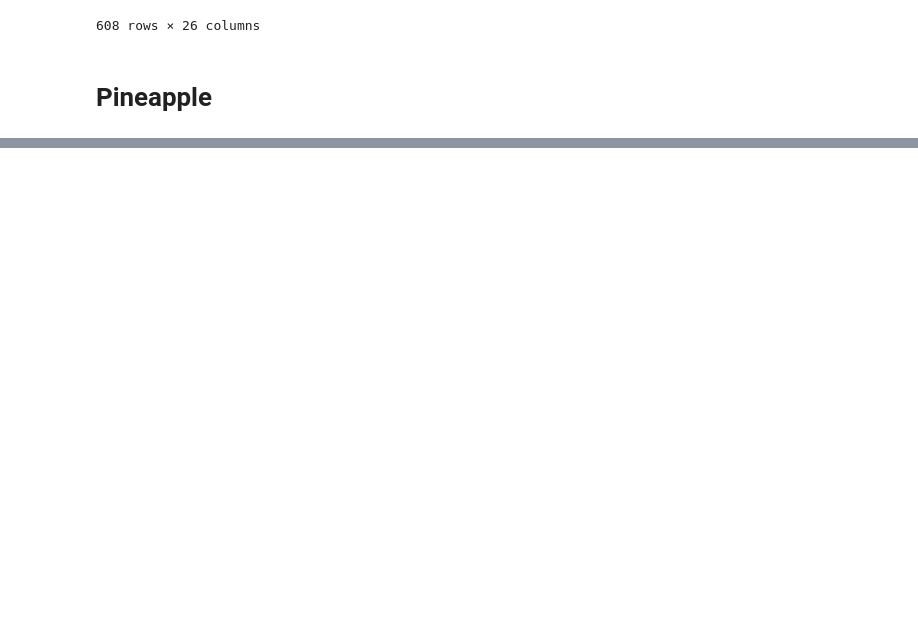
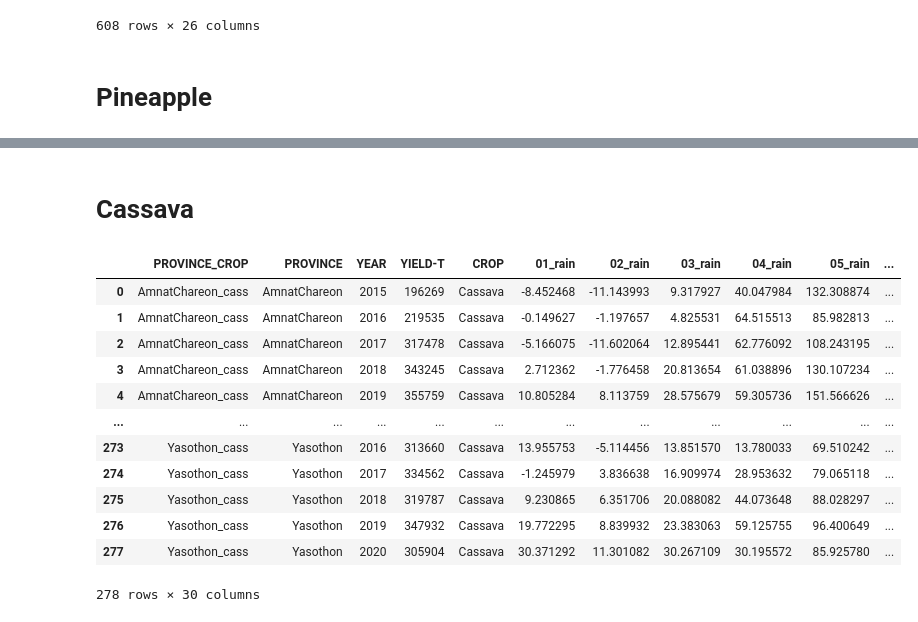
Before and after one commit to chsuknapat/lr-crops, a Jupyter notebook: AIBuilder_Project.ipynb, the cells around one changed output, grey strips where cells are left out. Cells and saved outputs as stored; diff of their text form; code cells hidden in the pictures; blank space fills up the shorter version.

```diff
--- a/AIBuilder_Project.ipynb
+++ b/AIBuilder_Project.ipynb
@@ -255,13 +333,44 @@ df_rice
+# %% [markdown]
+# Cassava
 # %%
 df_cas = pd.read_csv('/content/Cassava_2020_2011_clean (1).csv',thousands=',')
 df_cas= df_cas.drop(columns=['CODE','ZONE', 'YEAR1','AREA-R','YIELD-KG/R'])
 df_cas= df_cas[df_cas['PROVINCE'] != 'Bueng Kan' ]
 df_cas['YIELD-T'] = pd.to_numeric(df_cas['YIELD-T'])
 df_cas['YEAR'] =  pd.to_datetime(df_cas['YEAR'], format= '%Y').dt.to_period('Y')
 df_cas['CROP'] = 'Cassava'
 
 left =  df_cas.set_index(['PROVINCE' , 'YEAR' ])
 right = df_rt.set_index(['PROVINCE' , 'YEAR' ])
 df_cas = left.join(right, lsuffix=' ' , rsuffix=' ').dropna().reset_index()
 df_cas['PROVINCE_CROP'] = df_cas['PROVINCE']+'_cass'
+df_cas.sort_values(['PROVINCE','YEAR'])
+
+df_casclust = df_cas.groupby(['PROVINCE_CROP']).mean().reset_index()
+x =df_casclust.drop(columns=['PROVINCE_CROP','YIELD-T'])
+seed = 42
+model = KMeans(n_clusters=4,random_state = seed)
+kmeans = model.fit_predict(x)
+
+df_casclust['CLUSTER'] = kmeans
+df_casclust['CLUSTER'] =df_casclust['CLUSTER'].astype(str)+'_cass'
+df_casclust =df_casclust[['PROVINCE_CROP','CLUSTER']]
+
+left = df_cas.set_index(['PROVINCE_CROP'])
+right = df_casclust.set_index(['PROVINCE_CROP'])
+df_cas = left.join(right, lsuffix=' ', rsuffix=' ').reset_index()
 df_cas
+# %% [output]
+|  | PROVINCE_CROP | PROVINCE | YEAR | YIELD-T | CROP | 01_rain | 02_rain | 03_rain | 04_rain | 05_rain | ... |
+| 0 | AmnatChareon_cass | AmnatChareon | 2015 | 196269 | Cassava | -8.452468 | -11.143993 | 9.317927 | 40.047984 | 132.308874 | ... |
+| 1 | AmnatChareon_cass | AmnatChareon | 2016 | 219535 | Cassava | -0.149627 | -1.197657 | 4.825531 | 64.515513 | 85.982813 | ... |
+| 2 | AmnatChareon_cass | AmnatChareon | 2017 | 317478 | Cassava | -5.166075 | -11.602064 | 12.895441 | 62.776092 | 108.243195 | ... |
+| 3 | AmnatChareon_cass | AmnatChareon | 2018 | 343245 | Cassava | 2.712362 | -1.776458 | 20.813654 | 61.038896 | 130.107234 | ... |
+| 4 | AmnatChareon_cass | AmnatChareon | 2019 | 355759 | Cassava | 10.805284 | 8.113759 | 28.575679 | 59.305736 | 151.566626 | ... |
+| ... | ... | ... | ... | ... | ... | ... | ... | ... | ... | ... | ... |
+| 273 | Yasothon_cass | Yasothon | 2016 | 313660 | Cassava | 13.955753 | -5.114456 | 13.851570 | 13.780033 | 69.510242 | ... |
+| 274 | Yasothon_cass | Yasothon | 2017 | 334562 | Cassava | -1.245979 | 3.836638 | 16.909974 | 28.953632 | 79.065118 | ... |
+| 275 | Yasothon_cass | Yasothon | 2018 | 319787 | Cassava | 9.230865 | 6.351706 | 20.088082 | 44.073648 | 88.028297 | ... |
+| 276 | Yasothon_cass | Yasothon | 2019 | 347932 | Cassava | 19.772295 | 8.839932 | 23.383063 | 59.125755 | 96.400649 | ... |
+| 277 | Yasothon_cass | Yasothon | 2020 | 305904 | Cassava | 30.371292 | 11.301082 | 30.267109 | 30.195572 | 85.925780 | ... |
+278 rows × 30 columns
```
Also changed, not shown: parts of 14 cells of this notebook.
